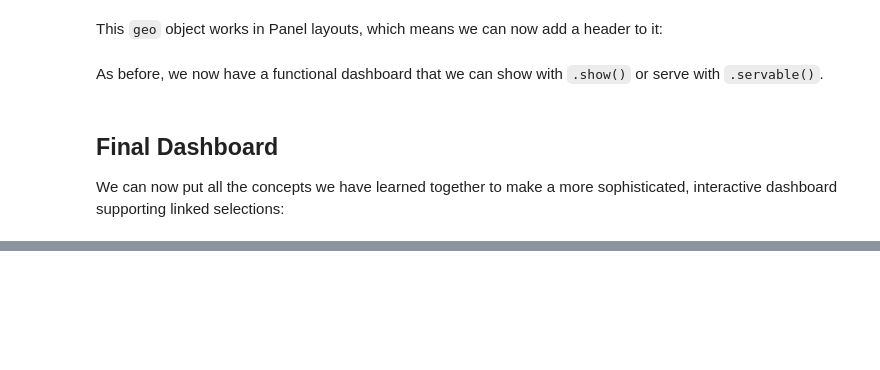
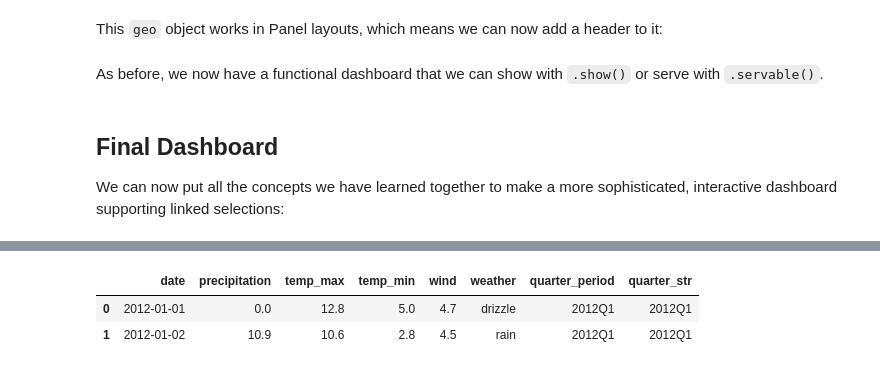
Before and after one commit to kuatroka/visualisation_training, a Jupyter notebook: holoviz_tutorial/tutorial/06_Dashboards_my_data.ipynb, the cells around one changed output, grey strips where cells are left out. Saved outputs shown, nothing was run; the diff lists cells and outputs as text; code cells hidden in the pictures; blank space fills up the shorter version.

```diff
--- a/holoviz_tutorial/tutorial/06_Dashboards_my_data.ipynb
+++ b/holoviz_tutorial/tutorial/06_Dashboards_my_data.ipynb
@@ -272,0 +254,15 @@ In the tutorials so far, we have focused almost exclusively on the highest-level
+# %%
+import pathlib
+import pandas as pd
+import panel as pn
+import holoviews as hv
+pn.extension('tabulator', template='material', sizing_mode='stretch_width')
+import hvplot.pandas # noqa
+
+url = 'https://raw.githubusercontent.com/vega/vega/master/docs/data/seattle-weather.csv'
+data = pd.read_csv(url, parse_dates=['date'])
+data = data.assign(quarter_period=data.date.dt.to_period(freq='Q'),
+                  quarter_str=data.date.dt.to_period(freq='Q').astype(str))
+
+data.head(2)
+# %% [output]
@@ -272,0 +271,3 @@ In the tutorials so far, we have focused almost exclusively on the highest-level
+|  | date | precipitation | temp_max | temp_min | wind | weather | quarter_period | quarter_str |
+| 0 | 2012-01-01 | 0.0 | 12.8 | 5.0 | 4.7 | drizzle | 2012Q1 | 2012Q1 |
+| 1 | 2012-01-02 | 10.9 | 10.6 | 2.8 | 4.5 | rain | 2012Q1 | 2012Q1 |
```
Also changed, not shown: parts of 13 cells of this notebook, 4 other files.
